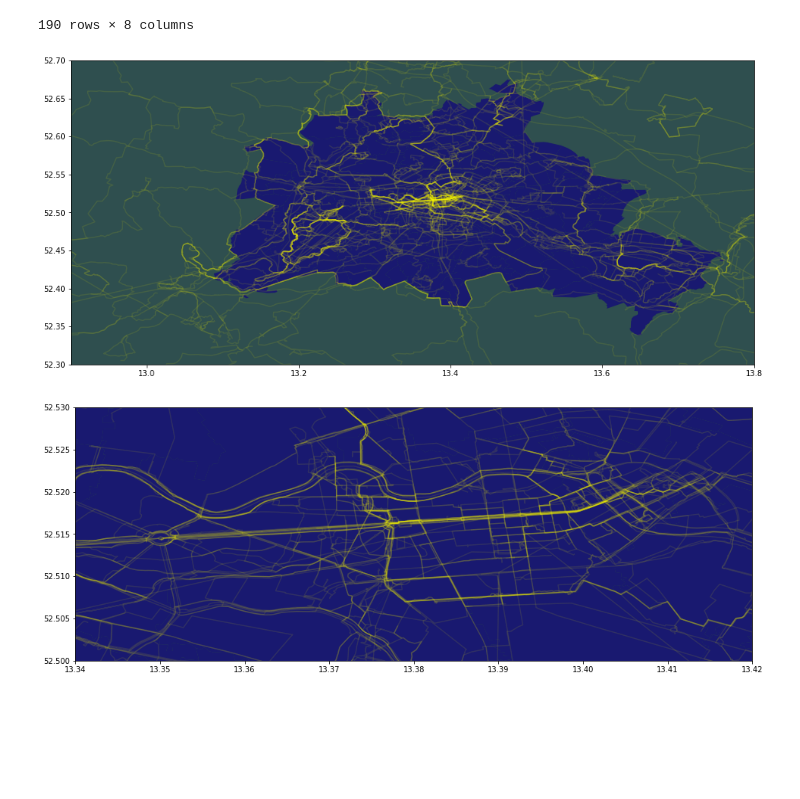
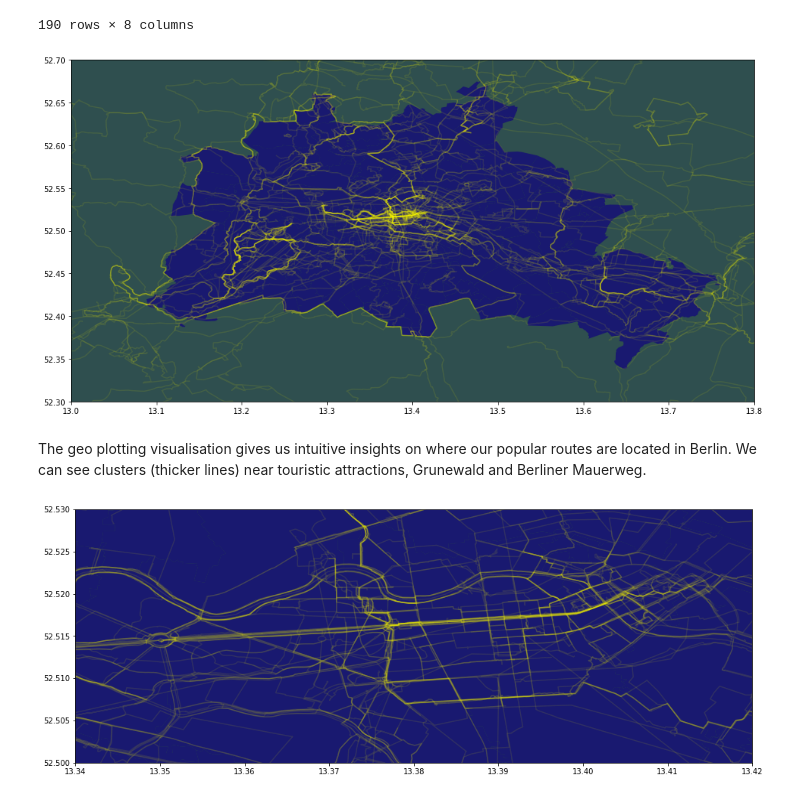
Before and after one commit to TechLabs-Berlin/wt21-way-to-go, a Jupyter notebook: data_visualisation/data_visualisation_stefanie.ipynb, the cells around one changed output. Saved outputs shown, nothing was run; the diff lists cells and outputs as text; code cells hidden in the pictures; blank space fills up the shorter version.

```diff
--- a/data_visualisation/data_visualisation_stefanie.ipynb
+++ b/data_visualisation/data_visualisation_stefanie.ipynb
@@ -57,13 +57,15 @@ gdf_berlin.set_crs('epsg:3857', allow_override=True, inplace=True) # harmonising
 # %%
 # Printing routes onto map of Berlin
 fig, ax = plt.subplots()
 gdf_berlin.plot(ax=ax, color='midnightblue')
 gdf_routesunique.plot(ax=ax, color='yellow', alpha=0.1)
-ax.set_xlim(12.9, 13.8) # restricting the shown longitudes
+ax.set_xlim(13.0, 13.8) # restricting the shown longitudes
 ax.set_ylim(52.3, 52.7) # restricting the shown latitudes
 ax.set_facecolor('darkslategrey') # setting background color
 # %% [output]
-[figure, old version]
+[figure, new version]
+# %% [markdown]
+The geo plotting visualisation gives us intuitive insights on where our popular routes are located in Berlin. We can see clusters (thicker lines) near touristic attractions, Grunewald and Berliner Mauerweg.
 # %%
 # Zooming in near Brandenburg Gate
 fig, ax = plt.subplots()
```
Also changed, not shown: parts of 4 cells of this notebook.
